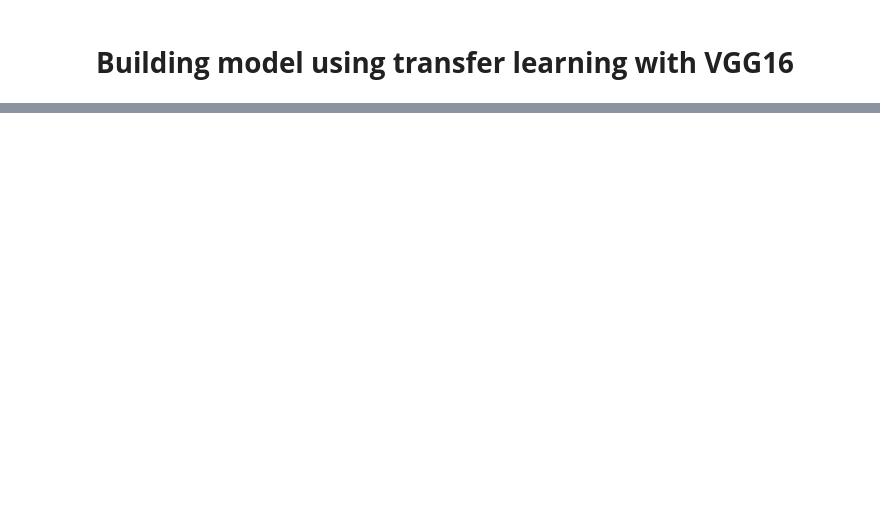
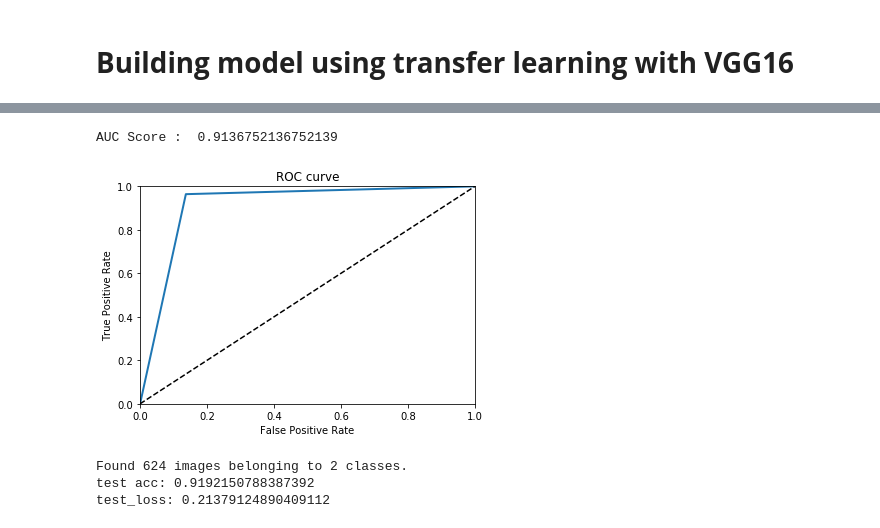
Before and after one commit to myschl/ML-DL, a Jupyter notebook: PneumoNet_Best.ipynb, the cells around one changed output, grey strips where cells are left out. Cells and saved outputs as stored; diff of their text form; code cells hidden in the pictures; blank space fills up the shorter version.

```diff
--- a/PneumoNet_Best.ipynb
+++ b/PneumoNet_Best.ipynb
@@ -463,6 +469,7 @@ def get_intermediate_Activation(model, imge_path):
 def get_model_VGG16():
   from keras import layers
   from keras import models
+  from keras.optimizers import adam, RMSprop, SGD, Adagrad, Adadelta
 
   covmodel = models.Sequential()
   covmodel.add(VGG16(include_top=False,
@@ -483,6 +490,10 @@ def get_model_VGG16():
   for layer in covmodel.get_layer('vgg16').layers:
     if layer.name == 'block5_conv1':
       set_trainable = True
+    # if layer.name == 'block4_conv2':
+    #   set_trainable = True
+    # if layer.name == 'block4_conv3':
+    #   set_trainable = True
     if set_trainable:
       layer.trainable = True
     else:
@@ -495,7 +506,7 @@ def get_model_VGG16():
   # covmodel.get_layer('vgg16').get_layer('block5_conv3').trainable = True
 
   # opt = adam(lr=0.001, decay=1e-6)
-  covmodel.compile(optimizer='adam',
+  covmodel.compile(optimizer=adam(lr=0.0005, decay=1e-6),
                 loss='sparse_categorical_crossentropy',
                 metrics=['accuracy'])
 
@@ -764 +882,14 @@ specificity of the model is 0.85
 F1_score of the model is 0.94
+# %%
+# AUC and ROC Curve
+get_model_ROC_AUC_curve(NeumoNet2_pred, orig_test_labels)
+# %% [output]
+AUC Score :  0.9136752136752139
+[figure, added]
+# %%
+# Evaluating the model with test data
+get_model_evaluation_generator(NeumoNet2, test_dir)
+# %% [output]
+Found 624 images belonging to 2 classes.
+test acc: 0.9192150788387392
+test_loss: 0.21379124890409112
```
Also changed, not shown: parts of 36 cells of this notebook.
